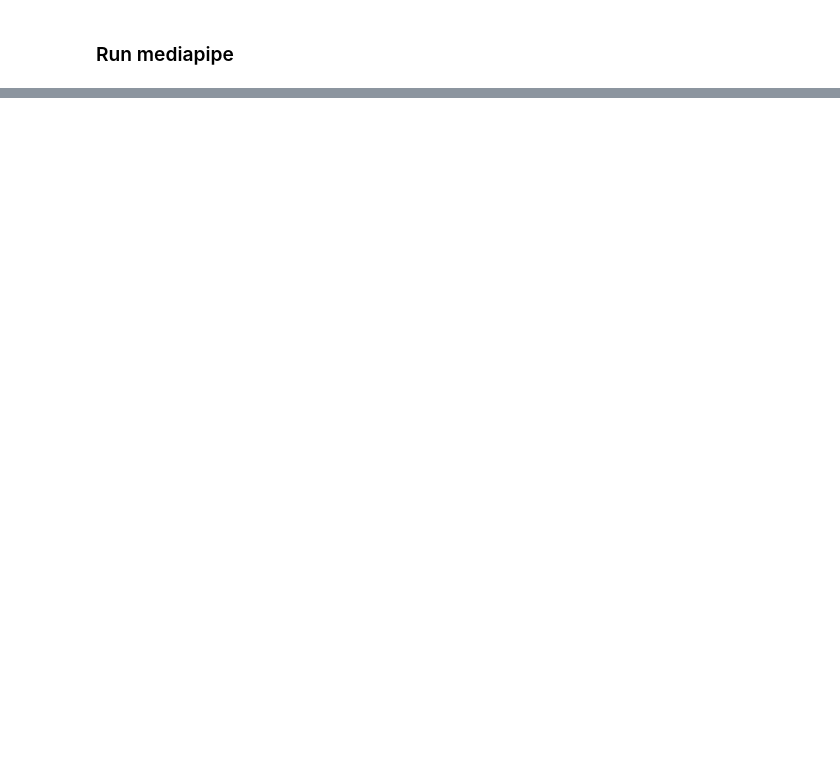
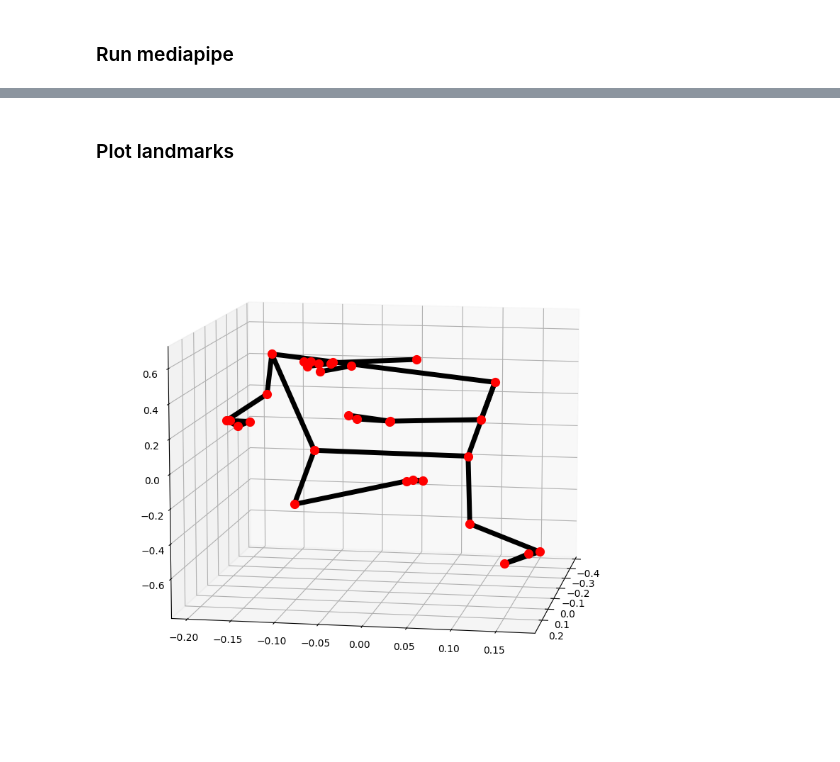
Before and after one commit to Riyuze/karate-trainer, a Jupyter notebook: get_coordinates.ipynb, the cells around one changed output, grey strips where cells are left out. Drawn from its saved outputs; the diff is of its cells as text; code cells hidden in the pictures; blank space fills up the shorter version.

```diff
--- a/get_coordinates.ipynb
+++ b/get_coordinates.ipynb
@@ -68,0 +82,2 @@ visibility: 0.9983770847320557
+# %% [markdown]
+### Plot landmarks ###
@@ -68,0 +170,4 @@ visibility: 0.9983770847320557
+# %%
+plot_landmarks(results.pose_world_landmarks, mp_pose.POSE_CONNECTIONS)
+# %% [output]
+[figure, added]
```
Also changed, not shown: parts of 8 cells of this notebook.
